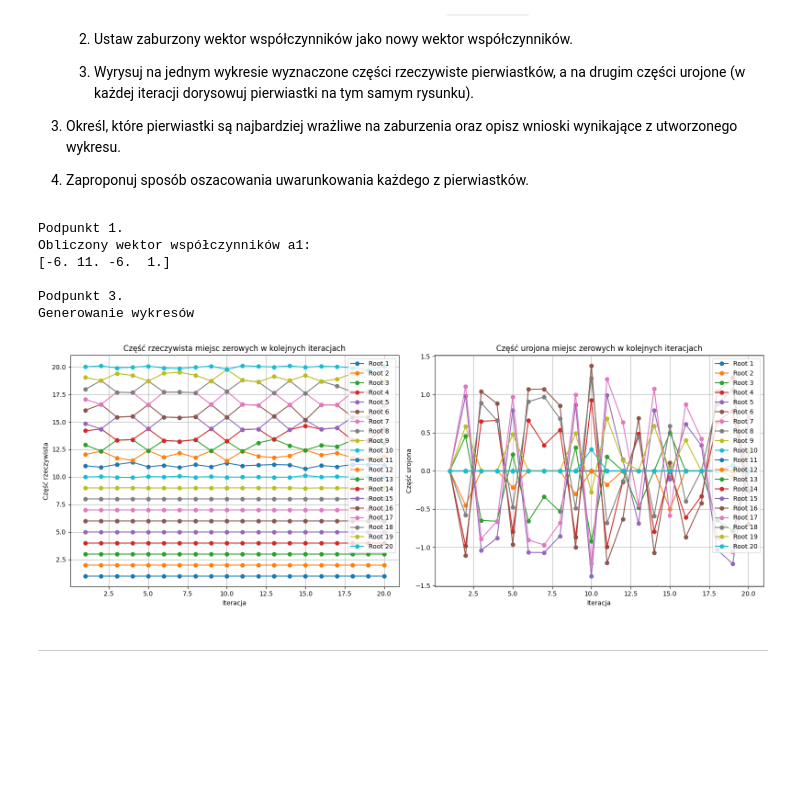
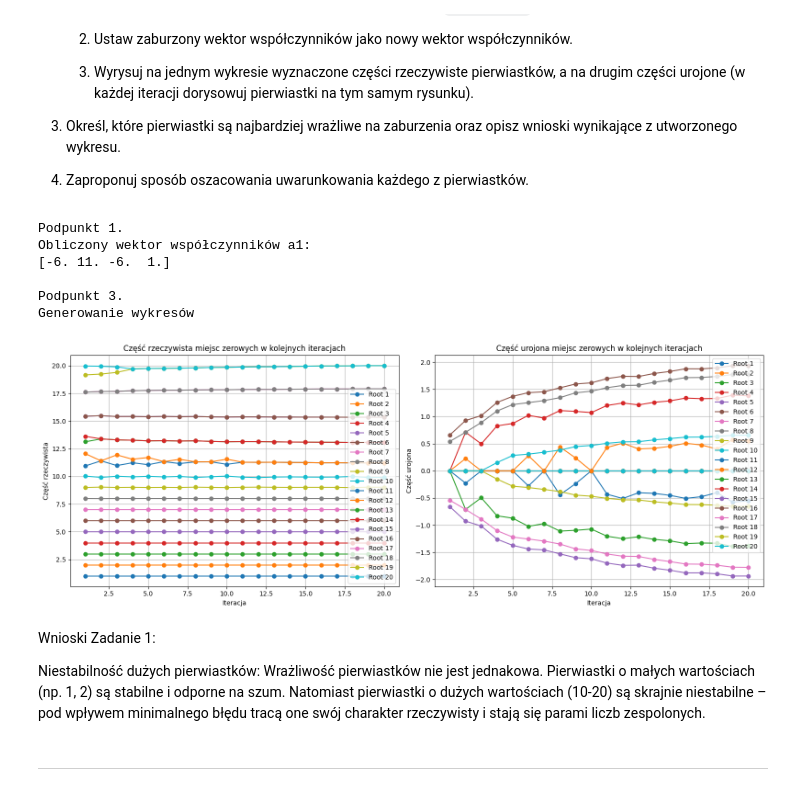
Before and after one commit to MN-KJ-2025/lab-7-pierwiastki-KjiAGH, a Jupyter notebook: sprawozdanie.ipynb, the cells around one changed output. Saved outputs shown, nothing was run; the diff lists cells and outputs as text; code cells hidden in the pictures; blank space fills up the shorter version.

```diff
--- a/sprawozdanie.ipynb
+++ b/sprawozdanie.ipynb
@@ -126,6 +126,7 @@ for i in range(num_iterations):
         print("Niepoprawne dane wejściowe.")
         break
     perturbed_coef, roots = result
+    current_coef = perturbed_coef
     roots_sorted = np.sort(roots)
     all_roots_real.append(np.real(roots_sorted))
     all_roots_imag.append(np.imag(roots_sorted))
@@ -135,36 +136,38 @@ roots_real_np = np.array(all_roots_real)
 roots_imag_np = np.array(all_roots_imag)
 iterations = np.arange(1, num_iterations + 1)
 
-#wykres część rzeczywista
 plt.figure(figsize=(16, 6))
 plt.subplot(1, 2, 1)
 for i in range(roots_real_np.shape[1]):
     plt.plot(iterations, roots_real_np[:, i], marker='o', label=f'Root {i+1}')
 plt.title('Część rzeczywista miejsc zerowych w kolejnych iteracjach')
 plt.xlabel('Iteracja')
 plt.ylabel('Część rzeczywista')
 plt.grid()
 plt.legend()
 
-#wykres część urojona
 plt.subplot(1, 2, 2)
 for i in range(roots_imag_np.shape[1]):
     plt.plot(iterations, roots_imag_np[:, i], marker='o', label=f'Root {i+1}')
 plt.title('Część urojona miejsc zerowych w kolejnych iteracjach')
 plt.xlabel('Iteracja')
 plt.ylabel('Część urojona')
 plt.grid()
 plt.legend()
 plt.tight_layout()
 plt.show()
 # %% [output]
 Podpunkt 1.
 Obliczony wektor współczynników a1:
 [-6. 11. -6.  1.]
 
 Podpunkt 3.
 Generowanie wykresów
-[figure, old version]
+[figure, new version]
+# %% [markdown]
+Wnioski Zadanie 1:
+
+Niestabilność dużych pierwiastków: Wrażliwość pierwiastków nie jest jednakowa. Pierwiastki o małych wartościach (np. 1, 2) są stabilne i odporne na szum. Natomiast pierwiastki o dużych wartościach (10-20) są skrajnie niestabilne – pod wpływem minimalnego błędu tracą one swój charakter rzeczywisty i stają się parami liczb zespolonych.
 # %% [markdown]
 ---
 # %% [markdown]
```
Also changed, not shown: parts of 9 cells of this notebook, 1 other file.
